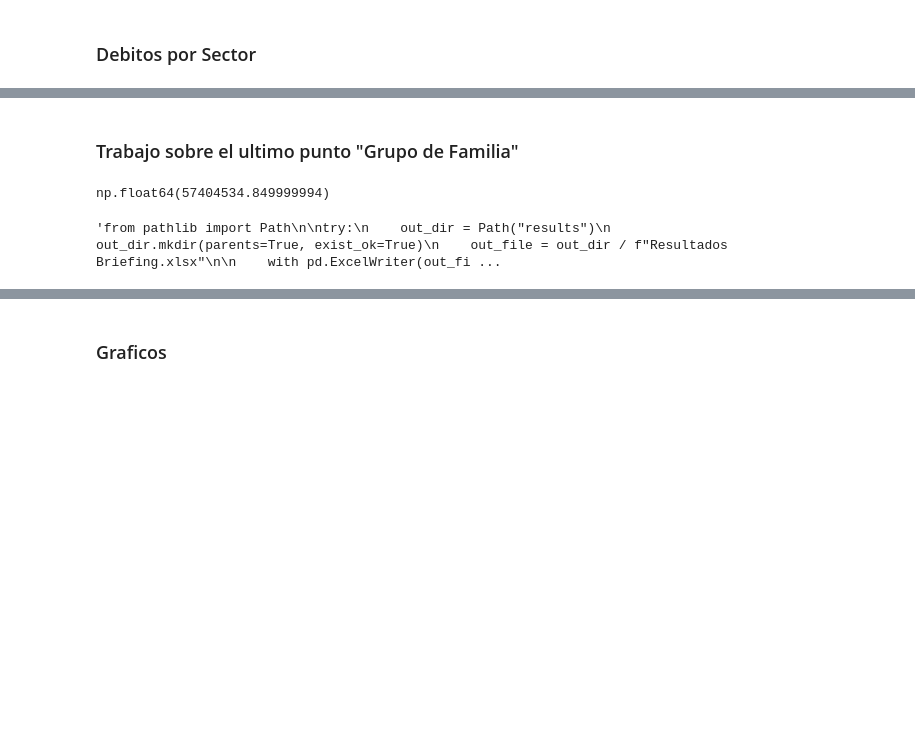
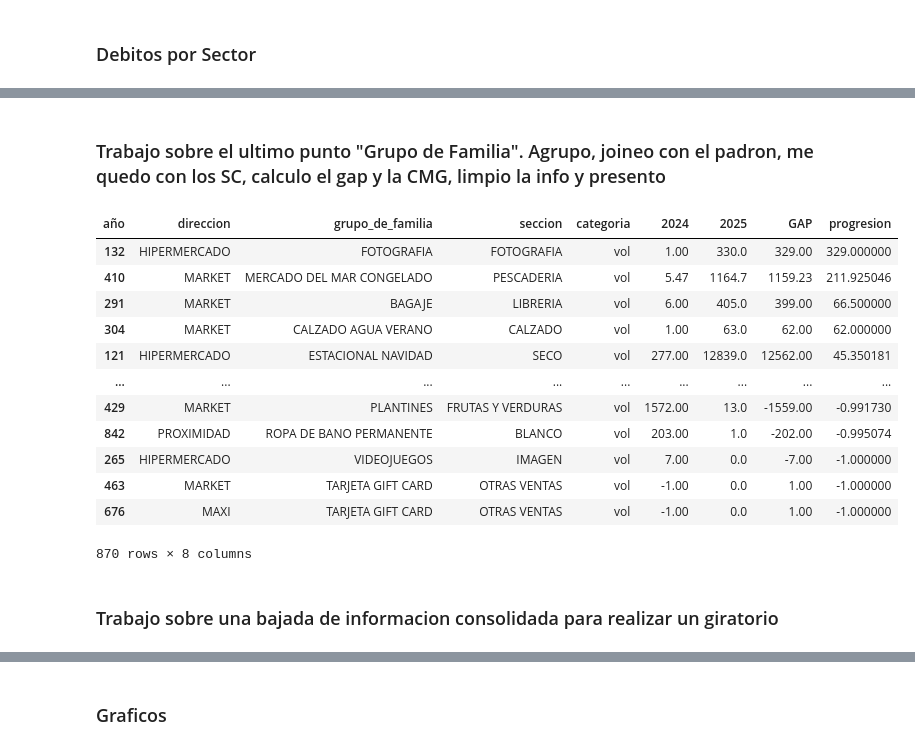
Before and after one commit to juanifmera/progresion, a Jupyter notebook: progresiones/breafing.ipynb, the cells around one changed output, grey strips where cells are left out. Drawn from its saved outputs; the diff is of its cells as text; code cells hidden in the pictures; blank space fills up the shorter version.

```diff
--- a/progresiones/breafing.ipynb
+++ b/progresiones/breafing.ipynb
@@ -193,17 +209,13 @@ df_final_consolidado_total = df_final_consolidado_total.pivot_table(values='prog
 # %% [markdown]
-### Trabajo sobre el ultimo punto "Grupo de Familia"
+### Trabajo sobre el ultimo punto "Grupo de Familia". Agrupo, joineo con el padron, me quedo con los SC, calculo el gap y la CMG, limpio la info y presento
 # %%
 df_volumen_grupo_de_familia = df_volumen.groupby(['año', 'mes', 'direccion', 'numero_operacional', 'punto_operacional', 'categoria', 'sector', 'seccion', 'grupo_de_familia'])['valores'].sum().reset_index()
 # %%
 df_volumen_grupo_de_familia_join = pd.merge(df_volumen_grupo_de_familia, padron[['numero_operacional', 'sep']], on='numero_operacional', how='left')
 # %%
 df_volumen_grupo_de_familia_comparable = df_volumen_grupo_de_familia_join[df_volumen_grupo_de_familia_join['sep'] == 'SC']
-# %%
-df_volumen_grupo_de_familia_comparable['valores'].sum()
-# %% [output]
-np.float64(57404534.849999994)
 # %%
-df_volumen_grupo_de_familia_comparable = df_volumen_grupo_de_familia_comparable.pivot_table(values='valores', index=['grupo_de_familia', 'seccion', 'categoria'], columns='año', aggfunc='sum').reset_index()
+df_volumen_grupo_de_familia_comparable = df_volumen_grupo_de_familia_comparable.pivot_table(values='valores', index=['direccion', 'grupo_de_familia', 'seccion', 'categoria'], columns='año', aggfunc='sum').reset_index()
 # %%
 df_volumen_grupo_de_familia_comparable[2024] = df_volumen_grupo_de_familia_comparable[2024].fillna(0)
 # %%
@@ -211,10 +223,20 @@ df_volumen_grupo_de_familia_comparable['GAP'] = df_volumen_grupo_de_familia_comp
 # %%
 df_volumen_grupo_de_familia_comparable['progresion'] = (df_volumen_grupo_de_familia_comparable[2025] / df_volumen_grupo_de_familia_comparable[2024]) - 1
 # %%
-import numpy as np
-
 df_volumen_grupo_de_familia_comparable['progresion'] = df_volumen_grupo_de_familia_comparable['progresion'].replace(np.inf, 0)
 df_volumen_grupo_de_familia_comparable['progresion'] = df_volumen_grupo_de_familia_comparable['progresion'].replace(np.nan, 0)
 df_volumen_grupo_de_familia_comparable.sort_values('progresion', ascending=False)
-total_2024 = df_volumen_grupo_de_familia_comparable[2024].sum()
-df_volumen_grupo_de_familia_comparable['Cmg'] = df_volumen_grupo_de_familia_comparable['GAP'] / total_2024
+# %% [output]
+| año | direccion | grupo_de_familia | seccion | categoria | 2024 | 2025 | GAP | progresion |
+| 132 | HIPERMERCADO | FOTOGRAFIA | FOTOGRAFIA | vol | 1.00 | 330.0 | 329.00 | 329.000000 |
+| 410 | MARKET | MERCADO DEL MAR CONGELADO | PESCADERIA | vol | 5.47 | 1164.7 | 1159.23 | 211.925046 |
+| 291 | MARKET | BAGAJE | LIBRERIA | vol | 6.00 | 405.0 | 399.00 | 66.500000 |
+| 304 | MARKET | CALZADO AGUA VERANO | CALZADO | vol | 1.00 | 63.0 | 62.00 | 62.000000 |
+| 121 | HIPERMERCADO | ESTACIONAL NAVIDAD | SECO | vol | 277.00 | 12839.0 | 12562.00 | 45.350181 |
+| ... | ... | ... | ... | ... | ... | ... | ... | ... |
+| 429 | MARKET | PLANTINES | FRUTAS Y VERDURAS | vol | 1572.00 | 13.0 | -1559.00 | -0.991730 |
+| 842 | PROXIMIDAD | ROPA DE BANO PERMANENTE | BLANCO | vol | 203.00 | 1.0 | -202.00 | -0.995074 |
+| 265 | HIPERMERCADO | VIDEOJUEGOS | IMAGEN | vol | 7.00 | 0.0 | -7.00 | -1.000000 |
+| 463 | MARKET | TARJETA GIFT CARD | OTRAS VENTAS | vol | -1.00 | 0.0 | 1.00 | -1.000000 |
+| 676 | MAXI | TARJETA GIFT CARD | OTRAS VENTAS | vol | -1.00 | 0.0 | 1.00 | -1.000000 |
+870 rows × 8 columns
@@ -228,27 +251,2 @@ df_volumen_grupo_de_familia_comparable_flop = df_volumen_grupo_de_familia_compar
-# %%
-'''from pathlib import Path
-
-try:
-    out_dir = Path("results")
-    out_dir.mkdir(parents=True, exist_ok=True)
-    out_file = out_dir / f"Resultados Briefing.xlsx"
-
-    with pd.ExcelWriter(out_file) as writer:
-
-        top_tiendas_vct.to_excel(writer, sheet_name='Top VCT', index=False)
-        flop_tiendas_vct.to_excel(writer, sheet_name='Flop VCT', index=False)
-        top_tiendas_deb.to_excel(writer, sheet_name='Top DEB', index=False)
-        flop_tiendas_deb.to_excel(writer, sheet_name='Flop DEB', index=False)
-        top_tiendas_vol.to_excel(writer, sheet_name='Top VOL', index=False)
-        flop_tiendas_vol.to_excel(writer, sheet_name='Flop VOL', index=False)
-        df_final_consolidado_total.to_excel(writer, sheet_name='Info Consolidada', index=True)
-        df_volumen_grupo_de_familia_comparable_top.to_excel(writer, sheet_name='GF Top', index=False)
-        df_volumen_grupo_de_familia_comparable_flop.to_excel(writer, sheet_name='GF Flop', index=False)
-        df_volumen_grupo_de_familia_comparable.to_excel(writer, sheet_name='GF Consolidado', index=False)
-
-    print(f"Archivo guardado en: {out_file}")
-
-except Exception as e:
-    print(f"No se logró guardar la información en un archivo Excel. ERROR: {e}")'''
-# %% [output]
-'from pathlib import Path\n\ntry:\n    out_dir = Path("results")\n    out_dir.mkdir(parents=True, exist_ok=True)\n    out_file = out_dir / f"Resultados Briefing.xlsx"\n\n    with pd.ExcelWriter(out_fi ...
+# %% [markdown]
+### Trabajo sobre una bajada de informacion consolidada para realizar un giratorio
```
Also changed, not shown: parts of 61 cells of this notebook.
